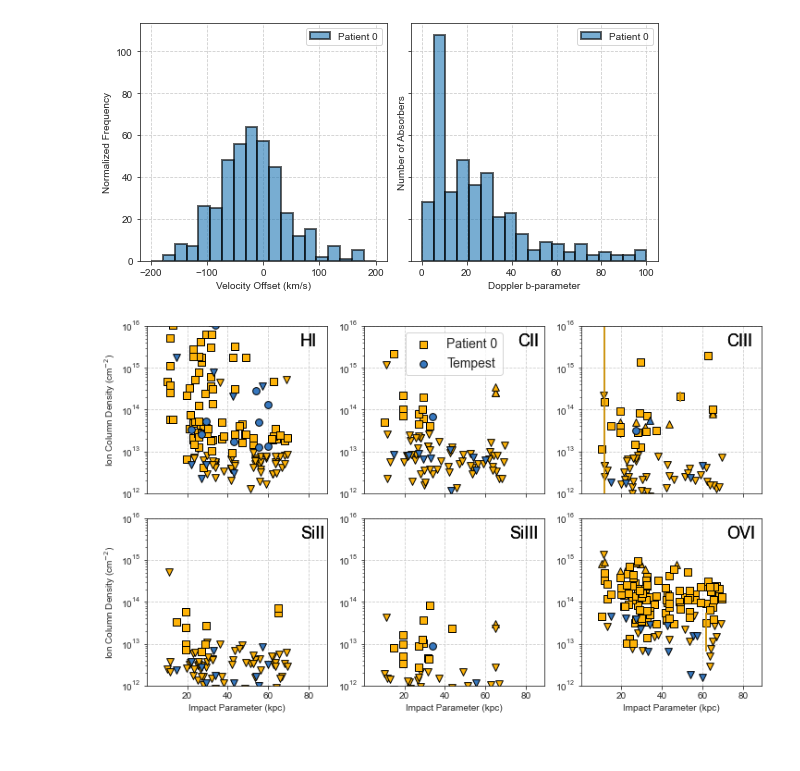
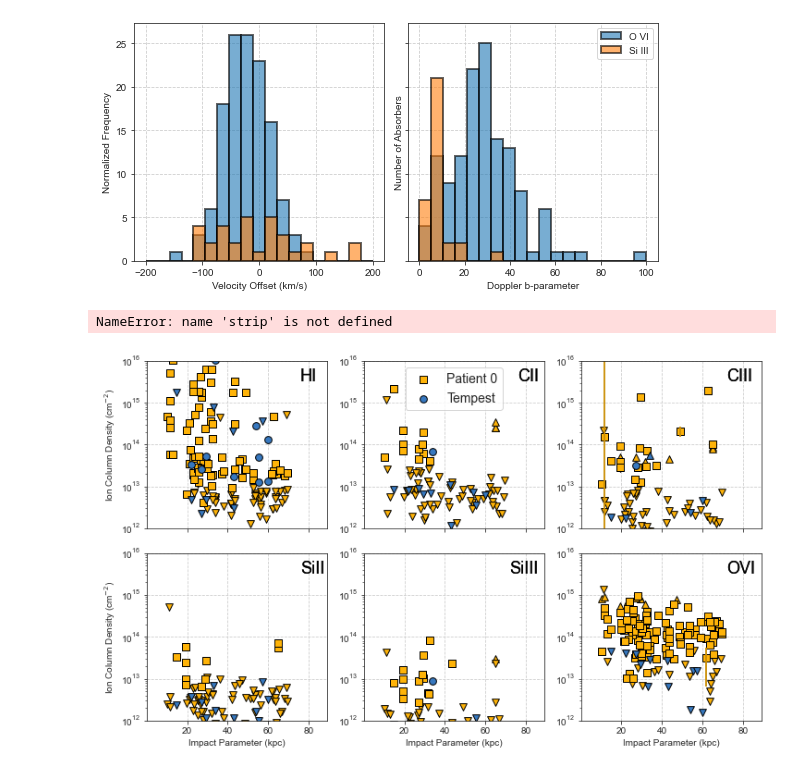
Before and after one commit to ibutsky/synthetic_spectra, a Jupyter notebook: scripts/plotting/plots.ipynb, the cells around one changed output. Drawn from its saved outputs; the diff is of its cells as text; code cells hidden in the pictures.

```diff
--- a/scripts/plotting/plots.ipynb
+++ b/scripts/plotting/plots.ipynb
@@ -26,46 +26,53 @@ sns.set_style("ticks",{'axes.grid': True, "ytick.major.size": 0.1,
 # %%
 fn = '../../data/analyzed_spectra/combined_spectra.h5'
 
 model = 'P0'
-vel = pt.load_data(['vel'], fn = fn)
+ion_list = pt.load_data(['ion'], model = model, fn = fn)
 vel_p0 = pt.load_data(['vel'], model = model, fn = fn)
-
-vel = vel[vel > -1000]
-vel_p0 = vel_p0[vel_p0 > -1000]
-
-bval = pt.load_data(['bval'], fn = fn)
+mask_vel = vel_p0 > -1000
+vel_p0 = vel_p0[mask_vel]
+ion_list_vel = ion_list[mask_vel]
 bval_p0 = pt.load_data(['bval'], model = model, fn = fn)
-
-bval = bval[bval > -1000]
-bval_p0 = bval_p0[bval_p0 > -1000]
+mask_bval = bval_p0 > -1000
+bval_p0 = bval_p0[mask_bval]
+ion_list_bval = ion_list[mask_bval]
 
 
 fig, ax = plt.subplots(nrows =1, ncols =2, figsize =(8, 4), sharey = True, sharex= False)
 lw = 2
 ht = 'stepfilled'
 ht = 'bar'
 dens = False
-nbin = np.linspace(-200, 200, 20)
 ec = 'black'
 alpha = 0.6
 
-ax[0].hist(vel_p0,  bins = nbin, linewidth = lw, histtype = ht, density = dens, label= 'Patient 0', edgecolor = ec, alpha = alpha)
-#ax[0].hist(vel_stream, bins = nbin, linewidth = lw, histtype = ht, density = dens, label= 'Streaming', edgecolor = ec, alpha = alpha)
-ax[0].legend()
+for ion in ['O VI', 'Si III']:
+    mask = ion_list_vel == ion.replace(" ", "")
+    nbin = np.linspace(-200, 200, 20)
+    ax[0].hist(vel_p0[mask],  bins = nbin, linewidth = lw, histtype = ht, density = dens,
+               label= ion, edgecolor = ec, alpha = alpha)
+
+    mask = ion_list_bval == ion.replace(" ", "")
+    nbin = np.linspace(0, 100, 20)
+    ax[1].hist(bval_p0[mask],  bins = nbin, linewidth = lw, histtype = ht, density = dens,
+               label= ion, edgecolor = ec, alpha = alpha)
+    ax[1].legend()
+
+
 ax[0].set_ylabel('Normalized Frequency')
 ax[0].set_xlabel('Velocity Offset (km/s)')
-
-nbin = np.linspace(0, 100, 20)
-ax[1].hist(bval_p0,  bins = nbin, linewidth = lw, histtype = ht, density = dens, label= 'Patient 0', edgecolor = ec, alpha = alpha)
-#ax[1].hist(bval_stream, bins = nbin, linewidth = lw, histtype = ht, density = dens, label= 'Streaming', edgecolor = ec, alpha = alpha)
-ax[1].legend()
 ax[1].set_ylabel('Number of Absorbers')
 ax[1].set_xlabel('Doppler b-parameter')
 
 fig.tight_layout()
 plt.savefig('../../plots/vel_bval_histogram_%s.png'%model, dpi = 300)
 # %% [output]
-[figure, old version]
+[figure, new version]
+# %%
+a = 'O VI'
+strip(a)
+# %% [output]
+NameError: name 'strip' is not defined
 # %%
 ion_list = ['H I', 'C II', 'C III', 'Si II', 'Si III', 'O VI']
 #ion_list = ['H I', 'O VI', 'N V']
```
Also changed, not shown: parts of 2 cells of this notebook, 1 other file.
